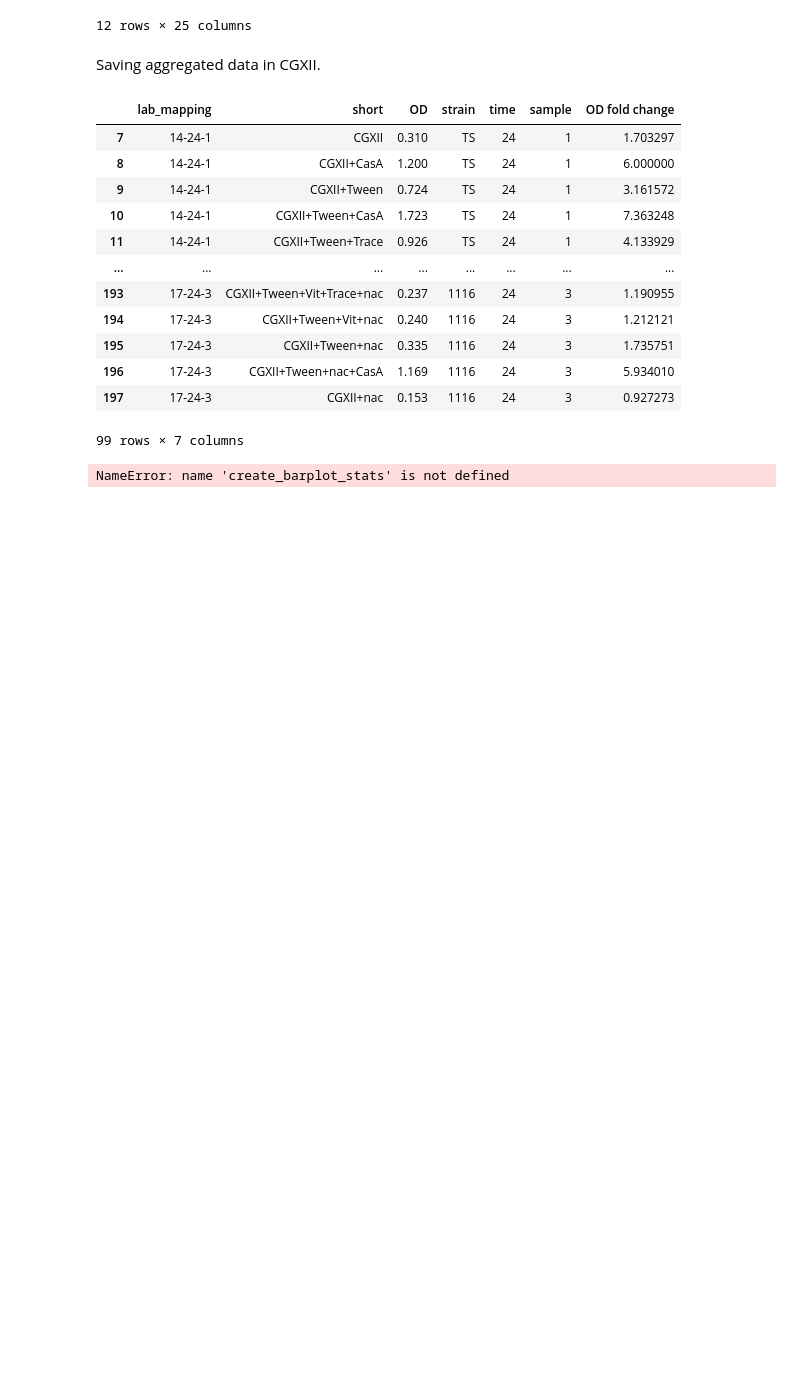
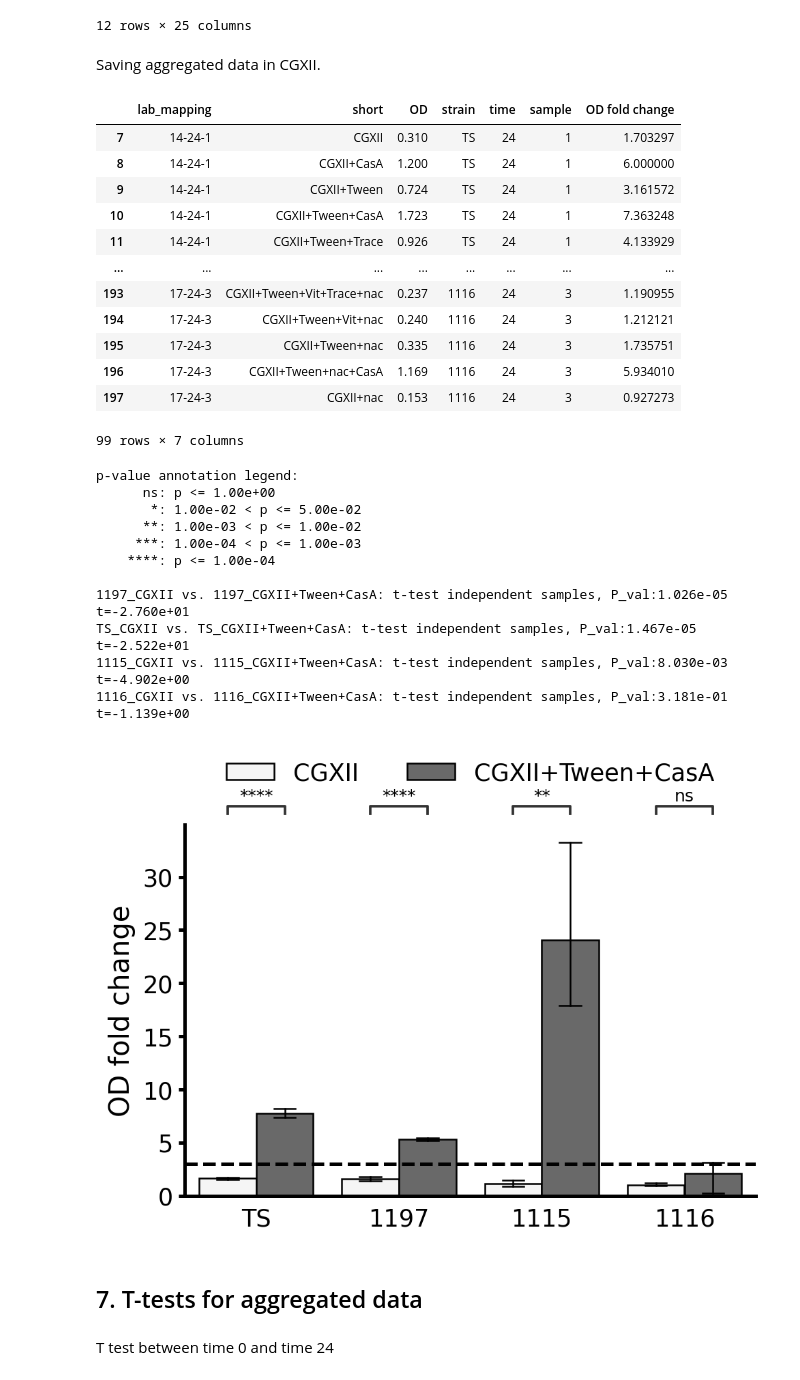
Before and after one commit to draeger-lab/C_striatum_wetlab, a Jupyter notebook: binary_growth_phenotypes/code/binary_eval.ipynb, the cells around one changed output. Drawn from its saved outputs; the diff is of its cells as text; code cells hidden in the pictures; blank space fills up the shorter version.

```diff
--- a/binary_growth_phenotypes/code/binary_eval.ipynb
+++ b/binary_growth_phenotypes/code/binary_eval.ipynb
@@ -1132,7 +1137,22 @@ x = 'strain'
 y = 'OD fold change'
 hue = 'short'
 # %%
-hue_order = ['CGXII', 'CGXII+Tween+nac+CasA']
+hue_order = ['CGXII', 'CGXII+Tween+CasA']
 fig = create_barplot_stats(data,x,y,hue,hue_order)
 # %% [output]
-NameError: name 'create_barplot_stats' is not defined
+p-value annotation legend:
+      ns: p <= 1.00e+00
+       *: 1.00e-02 < p <= 5.00e-02
+      **: 1.00e-03 < p <= 1.00e-02
+     ***: 1.00e-04 < p <= 1.00e-03
+    ****: p <= 1.00e-04
+
+1197_CGXII vs. 1197_CGXII+Tween+CasA: t-test independent samples, P_val:1.026e-05 t=-2.760e+01
+TS_CGXII vs. TS_CGXII+Tween+CasA: t-test independent samples, P_val:1.467e-05 t=-2.522e+01
+1115_CGXII vs. 1115_CGXII+Tween+CasA: t-test independent samples, P_val:8.030e-03 t=-4.902e+00
+1116_CGXII vs. 1116_CGXII+Tween+CasA: t-test independent samples, P_val:3.181e-01 t=-1.139e+00
+[figure, added]
+# %% [markdown]
+## 7. T-tests for aggregated data
+# %% [markdown]
+T test between time 0 and time 24
```
Also changed, not shown: parts of 16 cells of this notebook.
